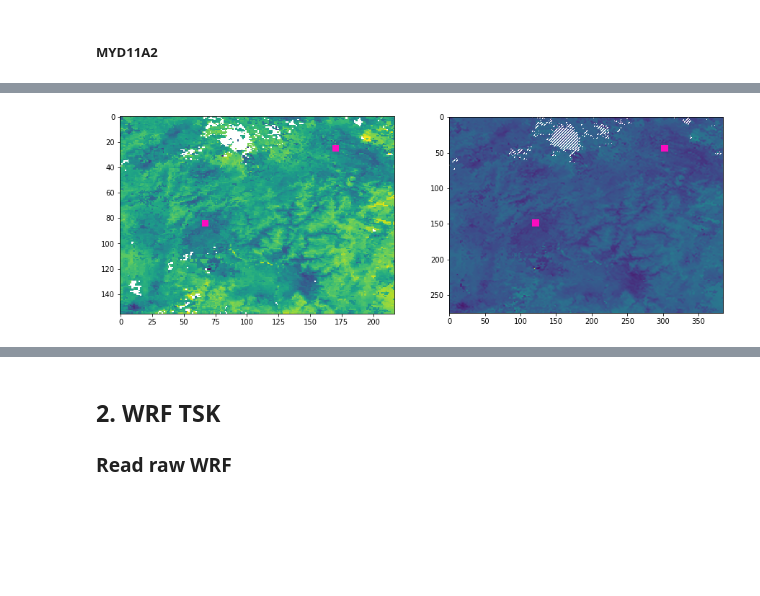
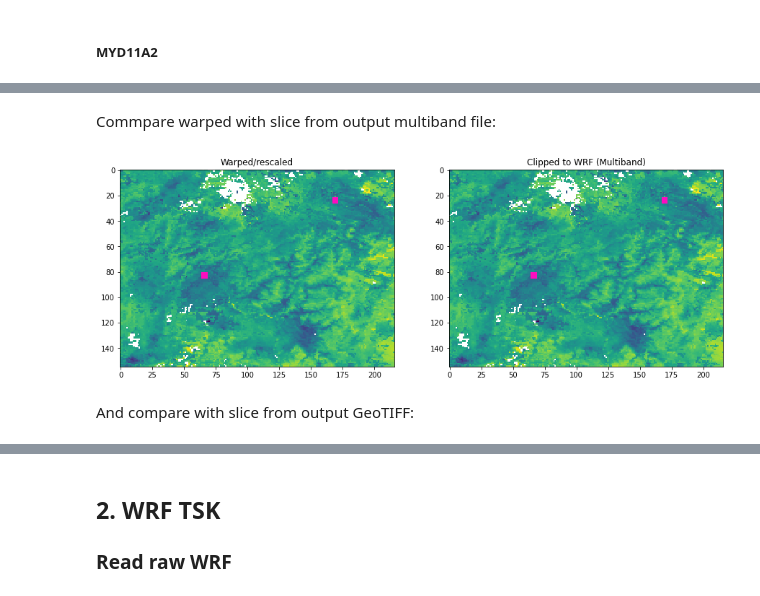
Before and after one commit to ua-snap/align-wrf-modis, a Jupyter notebook: alignment_pipeline/validation.ipynb, the cells around one changed output, grey strips where cells are left out. Saved outputs shown, nothing was run; the diff lists cells and outputs as text; code cells hidden in the pictures; blank space fills up the shorter version.

```diff
--- a/alignment_pipeline/validation.ipynb
+++ b/alignment_pipeline/validation.ipynb
@@ -248,9 +244,9 @@ Warping is very evident, believe this to be sufficient validation for warped MOD
 # %%
 # prepped MODIS files
 out_dir = os.getenv("OUTPUT_DIR")
-mod_out_dir = os.path.join(out_dir, "MODIS", "lst_1km_3338_lanczos_multiband")
-mod_out_fp = sorted(glob.glob(os.path.join(mod_out_dir, "*.nc")))
-myd_out_fp = sorted(glob.glob(os.path.join(mod_out_dir, "*.nc")))
+mod_out_dir = os.path.join(out_dir, "MODIS", "lst_1km_3338_multiband")
+mod_out_fp = sorted(glob.glob(os.path.join(mod_out_dir, "*.nc")))[0]
+myd_out_fp = sorted(glob.glob(os.path.join(mod_out_dir, "*.nc")))[1]
 # %%
 # read and extract final prepped MODIS
 def extr_out_arrs(fp, slices, coords):
@@ -295 +290,11 @@ Differences are evident, and again, **L1** has larger overall differences. Compa
+# %%
+# extract slice from the multiband NetCDF
+def extr_slice(fp, idx):
+    ds = xr.open_dataset(fp)
+    out_arr = ds.lst.values[idx,:,:]
+    out_arr[out_arr == -9999] = np.nan
+    return out_arr
+# %%
+# first time slice for P1
+mod_out_mb_sl = extr_slice(mod_out_fp, mod_slices[0].start)
 # %%
@@ -305,9 +310,9 @@ mod_out_sl[mod_out_sl <= 1] = np.nan
 # %%
-# get warp tif cropped to output grid
+# get warp TIFF cropped to output grid, first time slice for P1
 with rio.open(mod_warp_fps[mod_slices[0]][0]) as src:
     ul = src.index(bounds[0], bounds[3])
     br = src.index(bounds[2], bounds[1])
     window = Window.from_slices((ul[0], br[0]), (ul[1], br[1]))
     # read slice
     mod_warp_crop_sl = src.read(1, window=window) * 0.02
-#mod_warp_crop_sl[mod_warp_crop_sl == -9999] = np.nan
+mod_warp_crop_sl[mod_warp_crop_sl == 0] = np.nan
@@ -372,6 +323,10 @@ plt.imshow(mod_warp_crop_sl[115:125, 60:70])
+# %% [markdown]
+Commpare warped with slice from output multiband file:
 # %%
 idx1 = [mod11_warp_crop_id, mod12_warp_crop_id]
 idx2 = [mod11_out_id, mod12_out_id]
-plot_img_arrs(mod_warp_crop_sl, mod_out_sl, idx1, idx2, adj1=5, adj2=10)
+plot_img_arrs(mod_warp_crop_sl, mod_out_mb_sl, idx1, idx2, arr1_title="Warped/rescaled", arr2_title="Clipped to WRF (Multiband)", adj1=5, adj2=5)
 # %% [output]
-[figure, old version]
+[figure, new version]
+# %% [markdown]
+And compare with slice from output GeoTIFF:
```
Also changed, not shown: parts of 70 cells of this notebook.
